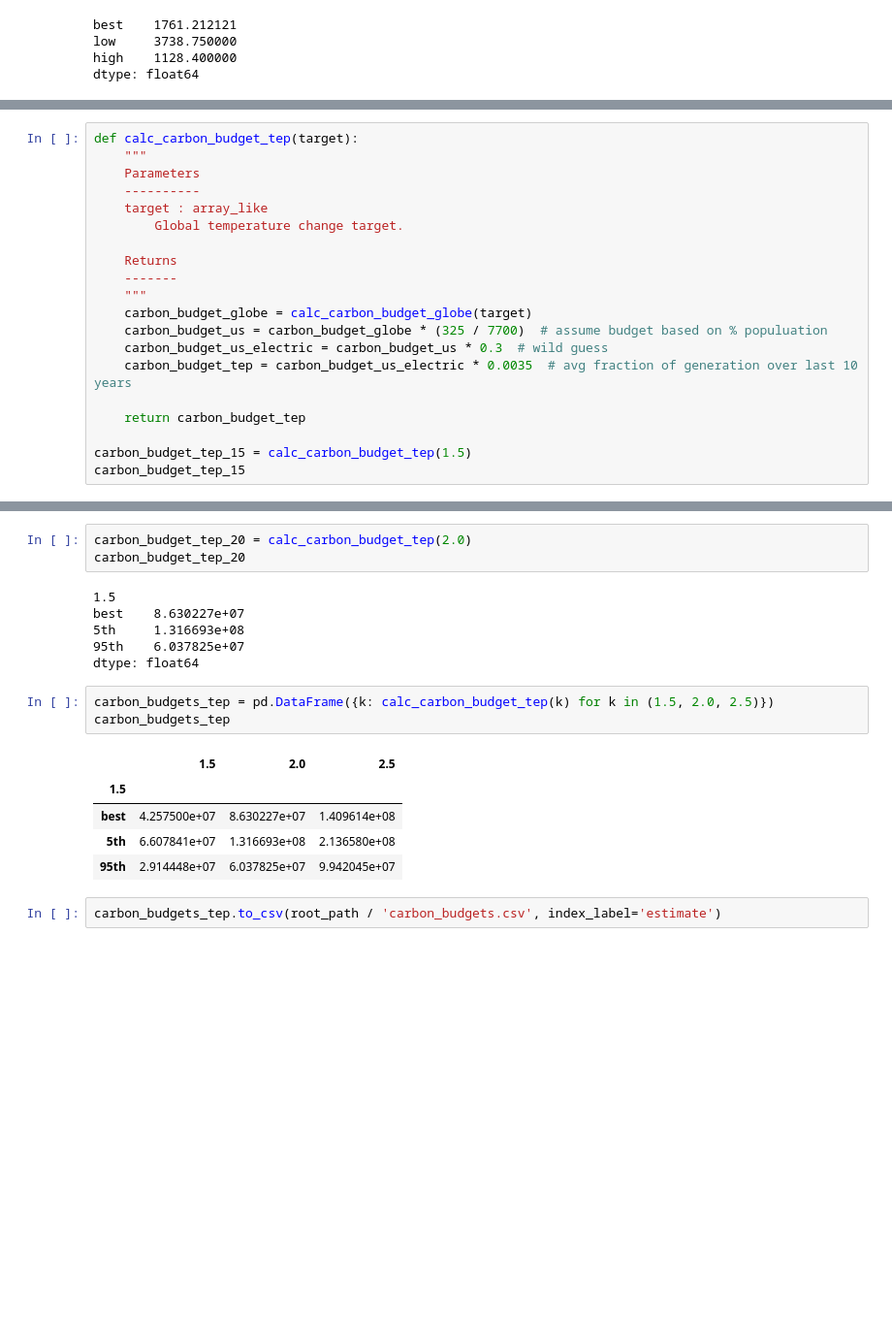
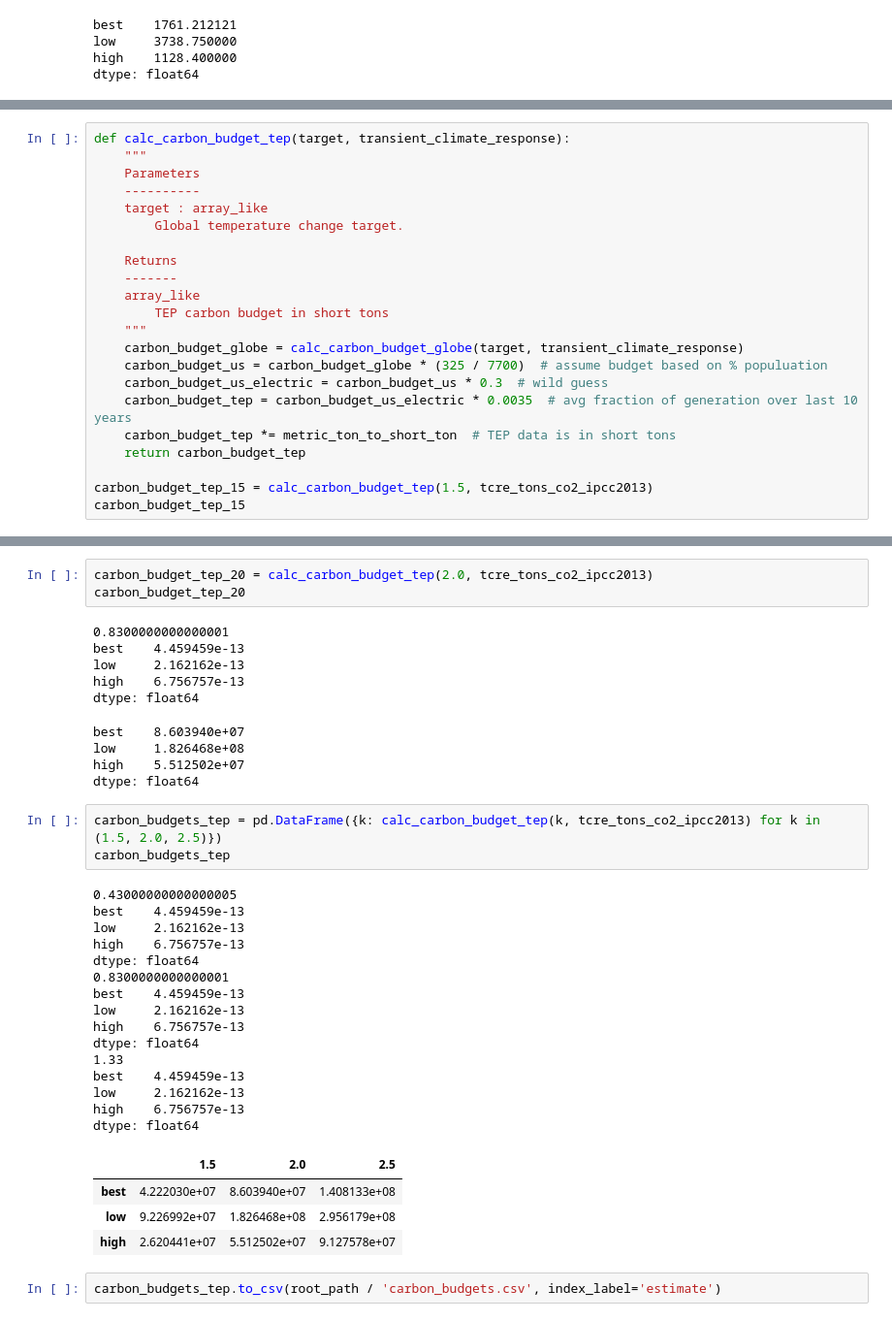
Before and after one commit to CLIMAS-UA/tepcarbon, a Jupyter notebook: tep_carbon.ipynb, the cells around one changed output, grey strips where cells are left out. Shown at 97% size. Cells and saved outputs as stored; diff of their text form; blank space fills up the shorter version.

```diff
--- a/tep_carbon.ipynb
+++ b/tep_carbon.ipynb
@@ -426,5 +419,5 @@ dtype: float64
 # %%
-def calc_carbon_budget_tep(target):
+def calc_carbon_budget_tep(target, transient_climate_response):
     """
     Parameters
     ----------
@@ -433,13 +426,15 @@ def calc_carbon_budget_tep(target):
 
     Returns
     -------
+    array_like
+        TEP carbon budget in short tons
     """
-    carbon_budget_globe = calc_carbon_budget_globe(target)
+    carbon_budget_globe = calc_carbon_budget_globe(target, transient_climate_response)
     carbon_budget_us = carbon_budget_globe * (325 / 7700)  # assume budget based on % populuation
     carbon_budget_us_electric = carbon_budget_us * 0.3  # wild guess
     carbon_budget_tep = carbon_budget_us_electric * 0.0035  # avg fraction of generation over last 10 years
-
+    carbon_budget_tep *= metric_ton_to_short_ton  # TEP data is in short tons
     return carbon_budget_tep
 
-carbon_budget_tep_15 = calc_carbon_budget_tep(1.5)
+carbon_budget_tep_15 = calc_carbon_budget_tep(1.5, tcre_tons_co2_ipcc2013)
 carbon_budget_tep_15
@@ -446,21 +451,39 @@ carbon_budget_tep_15
 # %%
-carbon_budget_tep_20 = calc_carbon_budget_tep(2.0)
+carbon_budget_tep_20 = calc_carbon_budget_tep(2.0, tcre_tons_co2_ipcc2013)
 carbon_budget_tep_20
 # %% [output]
-1.5
-best    8.630227e+07
-5th     1.316693e+08
-95th    6.037825e+07
+0.8300000000000001
+best    4.459459e-13
+low     2.162162e-13
+high    6.756757e-13
 dtype: float64
+best    8.603940e+07
+low     1.826468e+08
+high    5.512502e+07
+dtype: float64
 # %%
-carbon_budgets_tep = pd.DataFrame({k: calc_carbon_budget_tep(k) for k in (1.5, 2.0, 2.5)})
+carbon_budgets_tep = pd.DataFrame({k: calc_carbon_budget_tep(k, tcre_tons_co2_ipcc2013) for k in (1.5, 2.0, 2.5)})
 carbon_budgets_tep
 # %% [output]
+0.43000000000000005
+best    4.459459e-13
+low     2.162162e-13
+high    6.756757e-13
+dtype: float64
+0.8300000000000001
+best    4.459459e-13
+low     2.162162e-13
+high    6.756757e-13
+dtype: float64
+1.33
+best    4.459459e-13
+low     2.162162e-13
+high    6.756757e-13
+dtype: float64
 |  | 1.5 | 2.0 | 2.5 |
-| 1.5 |  |  |  |
-| best | 4.257500e+07 | 8.630227e+07 | 1.409614e+08 |
-| 5th | 6.607841e+07 | 1.316693e+08 | 2.136580e+08 |
-| 95th | 2.914448e+07 | 6.037825e+07 | 9.942045e+07 |
+| best | 4.222030e+07 | 8.603940e+07 | 1.408133e+08 |
+| low | 9.226992e+07 | 1.826468e+08 | 2.956179e+08 |
+| high | 2.620441e+07 | 5.512502e+07 | 9.127578e+07 |
 # %%
 carbon_budgets_tep.to_csv(root_path / 'carbon_budgets.csv', index_label='estimate')
 # %%
```
Also changed, not shown: parts of 6 cells of this notebook.
